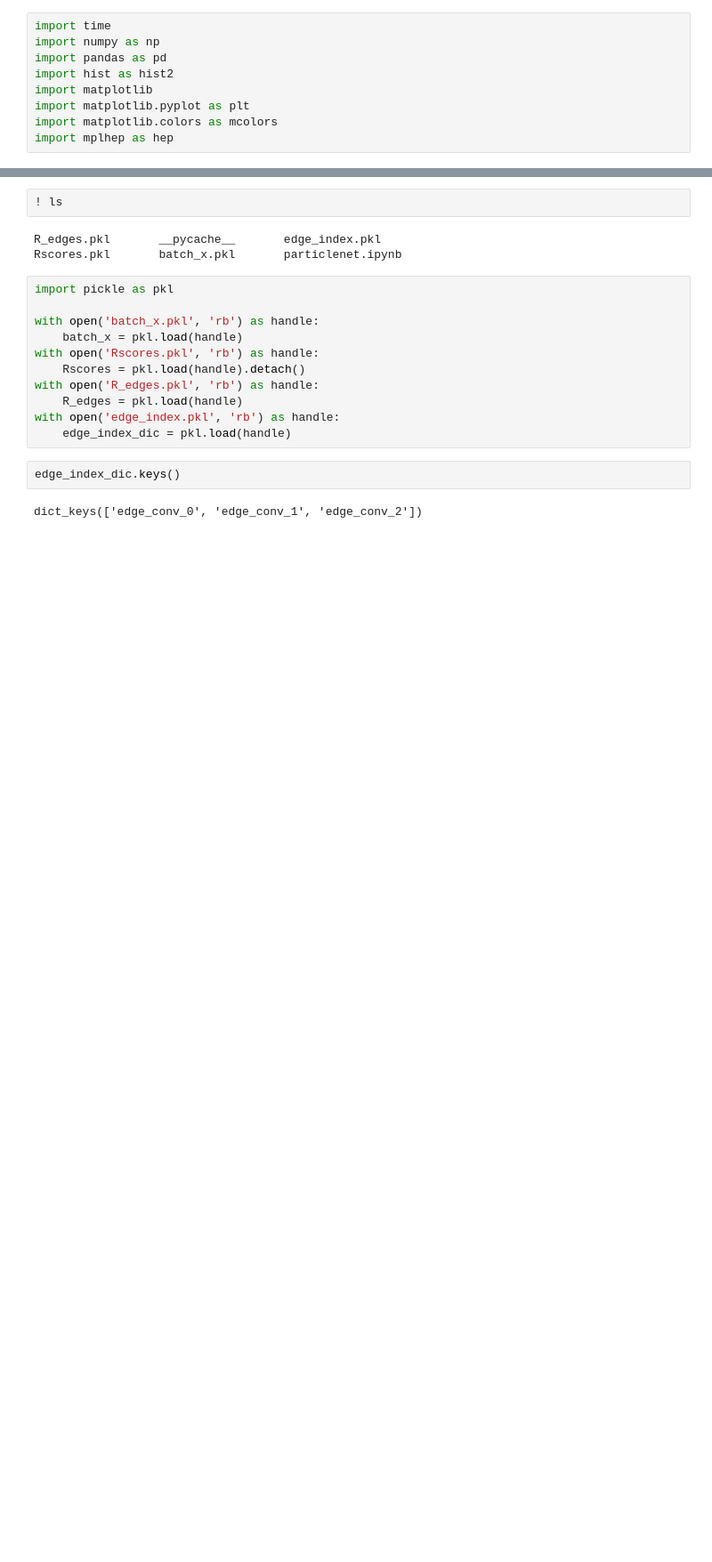
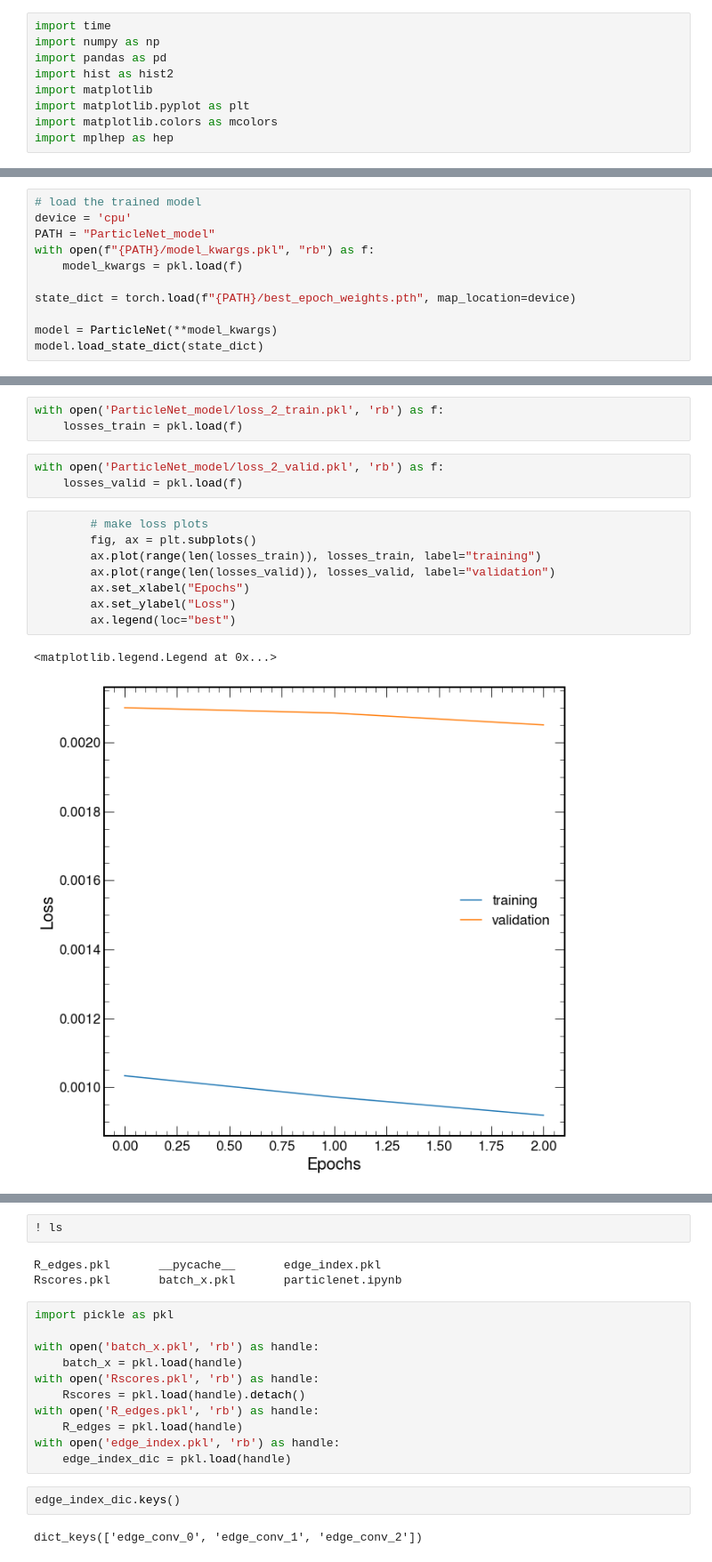
Before and after one commit to farakiko/xai4hep, a Jupyter notebook: binder/particlenet.ipynb, the cells around one changed output, grey strips where cells are left out. Shown at 89% size. Saved outputs shown, nothing was run; the diff lists cells and outputs as text; blank space fills up the shorter version.

```diff
--- a/binder/particlenet.ipynb
+++ b/binder/particlenet.ipynb
@@ -9,0 +28,11 @@ import mplhep as hep
+# %%
+# load the trained model
+device = 'cpu'
+PATH = "ParticleNet_model"
+with open(f"{PATH}/model_kwargs.pkl", "rb") as f:
+    model_kwargs = pkl.load(f)
+
+state_dict = torch.load(f"{PATH}/best_epoch_weights.pth", map_location=device)
+
+model = ParticleNet(**model_kwargs)
+model.load_state_dict(state_dict)
@@ -9,0 +144,17 @@ import mplhep as hep
+# %%
+with open('ParticleNet_model/loss_2_train.pkl', 'rb') as f:
+    losses_train = pkl.load(f)
+# %%
+with open('ParticleNet_model/loss_2_valid.pkl', 'rb') as f:
+    losses_valid = pkl.load(f)
+# %%
+        # make loss plots
+        fig, ax = plt.subplots()
+        ax.plot(range(len(losses_train)), losses_train, label="training")
+        ax.plot(range(len(losses_valid)), losses_valid, label="validation")
+        ax.set_xlabel("Epochs")
+        ax.set_ylabel("Loss")
+        ax.legend(loc="best")
+# %% [output]
+<matplotlib.legend.Legend at 0x...>
+[figure, added]
```
Also changed, not shown: parts of 10 cells of this notebook, 2 other files.
